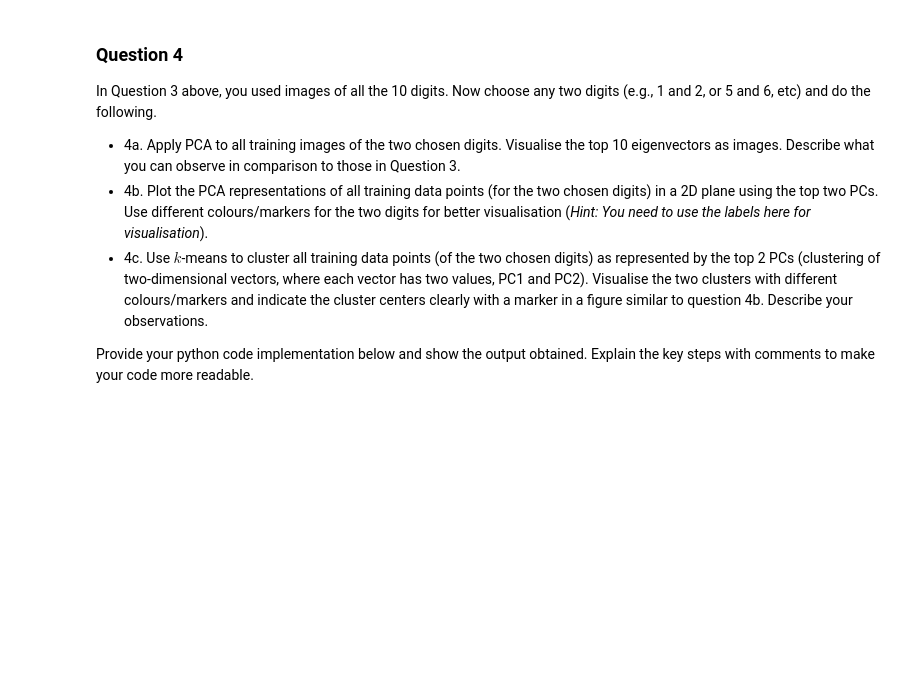
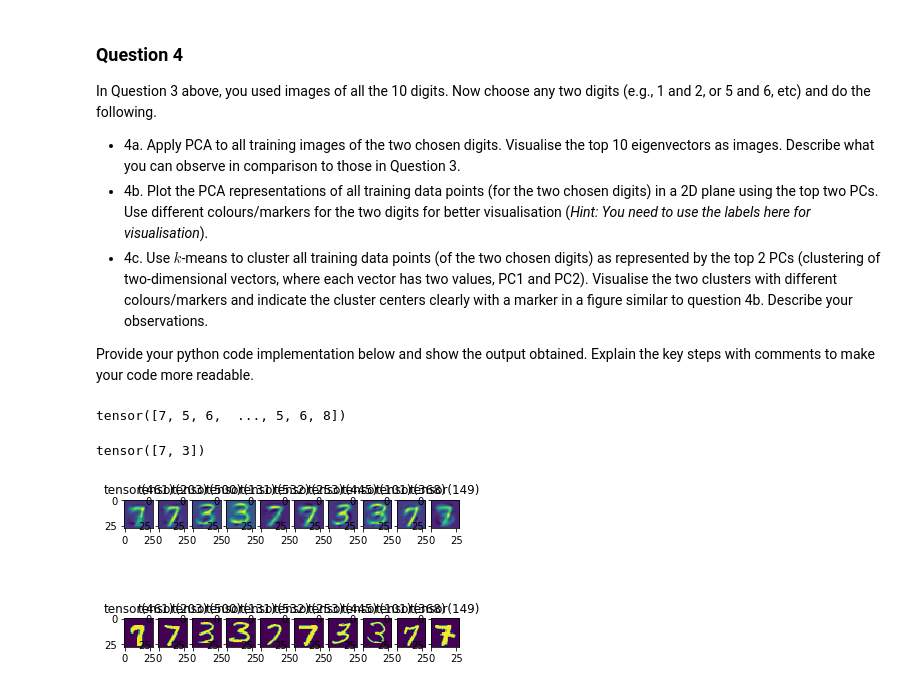
Before and after one commit to maalvarezl/MLAI, a Jupyter notebook: Lab 7 - Unsupervised learning & DL intro.ipynb, the cells around one changed output. Saved outputs shown, nothing was run; the diff lists cells and outputs as text; code cells hidden in the pictures; blank space fills up the shorter version.

```diff
--- a/Lab 7 - Unsupervised learning & DL intro.ipynb
+++ b/Lab 7 - Unsupervised learning & DL intro.ipynb
@@ -634,0 +645,32 @@ Provide your python code implementation below and show the output obtained. Expl
+# %%
+train_loader_pca = torch.utils.data.DataLoader(mnist_data, batch_size=4096, shuffle=False)
+
+X = None
+y = None
+for data in train_loader_pca:
+    X,y = data
+X = X.view(-1,28*28)  # X.shape : 4096 * 784
+# %%
+print(y)
+# %% [output]
+tensor([7, 5, 6,  ..., 5, 6, 8])
+# %%
+# Your code with comments and output
+# prepare data
+choose_choose_digits = torch.randint(0,10,(2,))
+print(choose_choose_digits)
+i_list = []
+
+for i,item in enumerate(y):
+    if item in choose_choose_digits:
+        i_list.append(i)
+
+X_2 = X[i_list]
+y_2 = y[i_list]
+
+my_pca_3 = myPCA(10,X_2,y_2)
+my_pca_3.doPCA()
+my_pca_3.showReconImg(10)
+# %% [output]
+tensor([7, 3])
+[figure, added]
```
Also changed, not shown: parts of 10 cells of this notebook.
